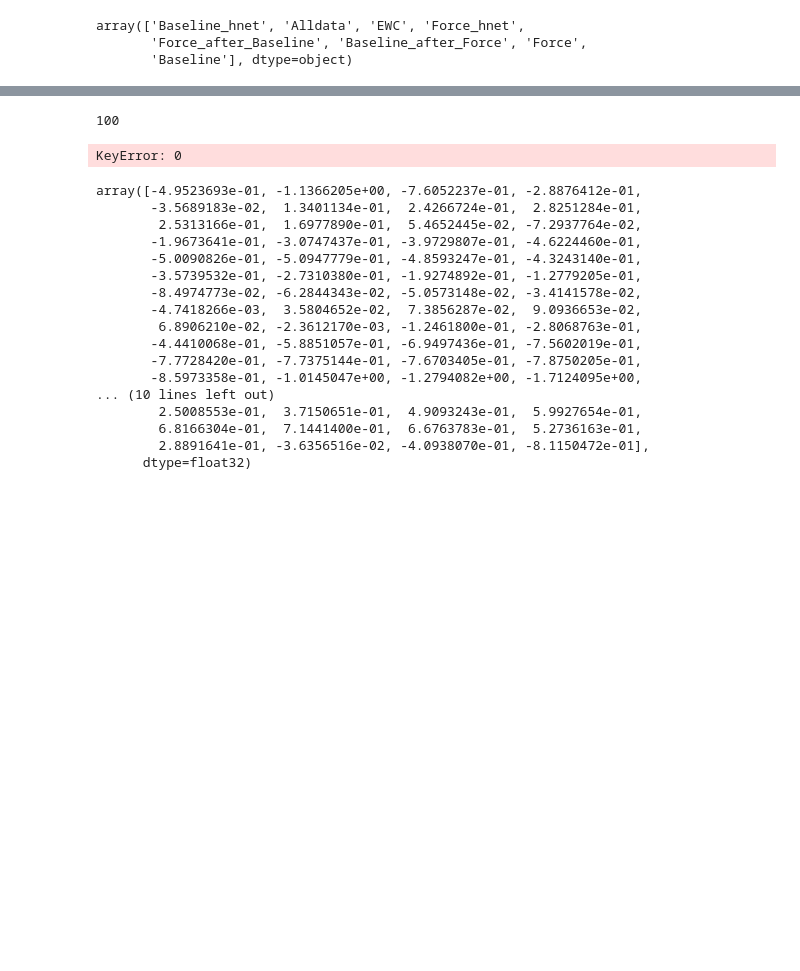
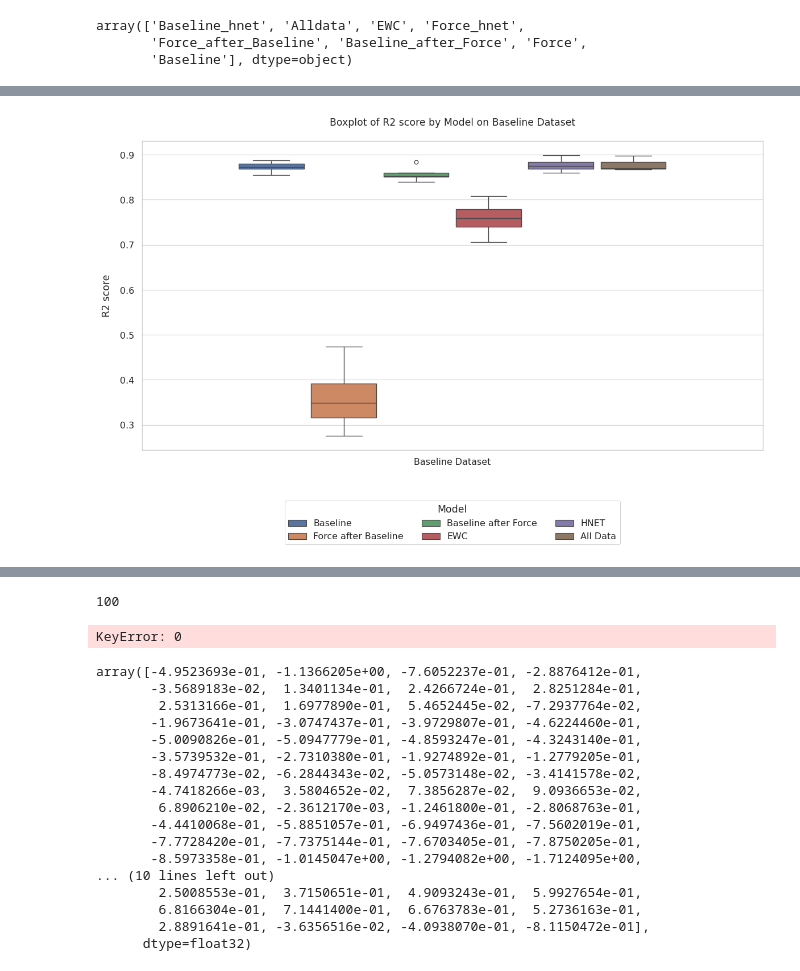
Before and after one commit to nereaiscamu/CL_UpperLimb_Control, a Jupyter notebook: Notebooks/Task1_Analysis.ipynb, the cells around one changed output, grey strips where cells are left out. Cells and saved outputs as stored; diff of their text form; code cells hidden in the pictures; blank space fills up the shorter version.

```diff
--- a/Notebooks/Task1_Analysis.ipynb
+++ b/Notebooks/Task1_Analysis.ipynb
@@ -259,3 +292,43 @@ def adjust_box_widths(g, fac):
                 for l in ax.lines:
                     if np.all(l.get_xdata() == [xmin, xmax]):
                         l.set_xdata([xmin_new, xmax_new])
+# %%
+import seaborn as sns
+import matplotlib.pyplot as plt
+
+# Define the order of hue categories based on the order of models
+# Define the original and desired legend labels
+original_labels = ['Baseline', 'Force_after_Baseline', 'Baseline_after_Force', 'EWC', 'Baseline_hnet', 'Alldata']
+new_labels = ['Baseline', 'Force after Baseline', 'Baseline after Force', 'EWC', 'HNET', 'All Data']
+
+set_plot_style()
+
+# Set style and context for better aesthetics
+sns.set(style="whitegrid")
+sns.set_context("paper", font_scale=1.3)
+
+# Create the boxplot
+fig = plt.figure(figsize=(12, 8))  # Adjust the figure size as needed
+sns.boxplot(x='Dataset', y='R2', hue='Model', data=results_df_baseline,
+            hue_order=original_labels,  dodge=0.8, width=0.7)#palette=custom_palette,
+
+# Adjust legend position
+legend = plt.legend(title='Model', loc='upper center', bbox_to_anchor=(0.5, -0.15), ncol=3)
+
+# Update legend labels
+for t, l in zip(legend.texts, new_labels):
+    t.set_text(l)
+
+# Add a title and labels
+plt.title('Boxplot of R2 score by Model on Baseline Dataset')
+plt.xticks(ticks=plt.xticks()[0], labels=['Baseline Dataset'])
+plt.xlabel('')
+plt.ylabel('R2 score')
+
+# Show plot
+plt.tight_layout()
+adjust_box_widths(fig, 0.9)
+
+plt.show()
+# %% [output]
+[figure, added]
```
Also changed, not shown: parts of 7 cells of this notebook, 1 other file.
